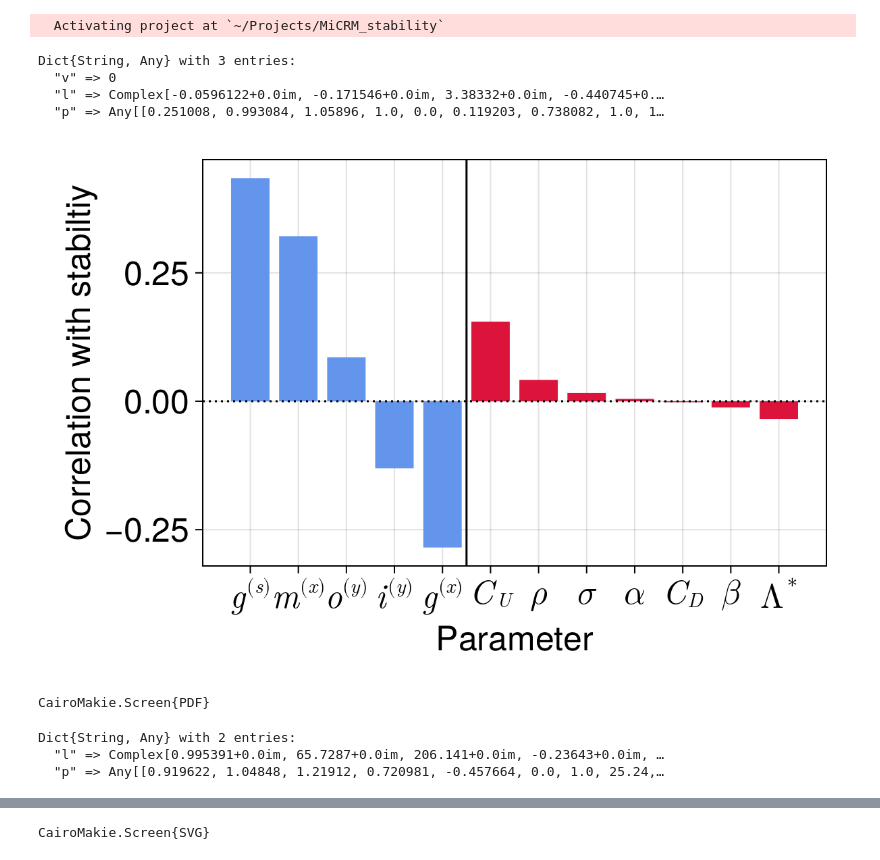
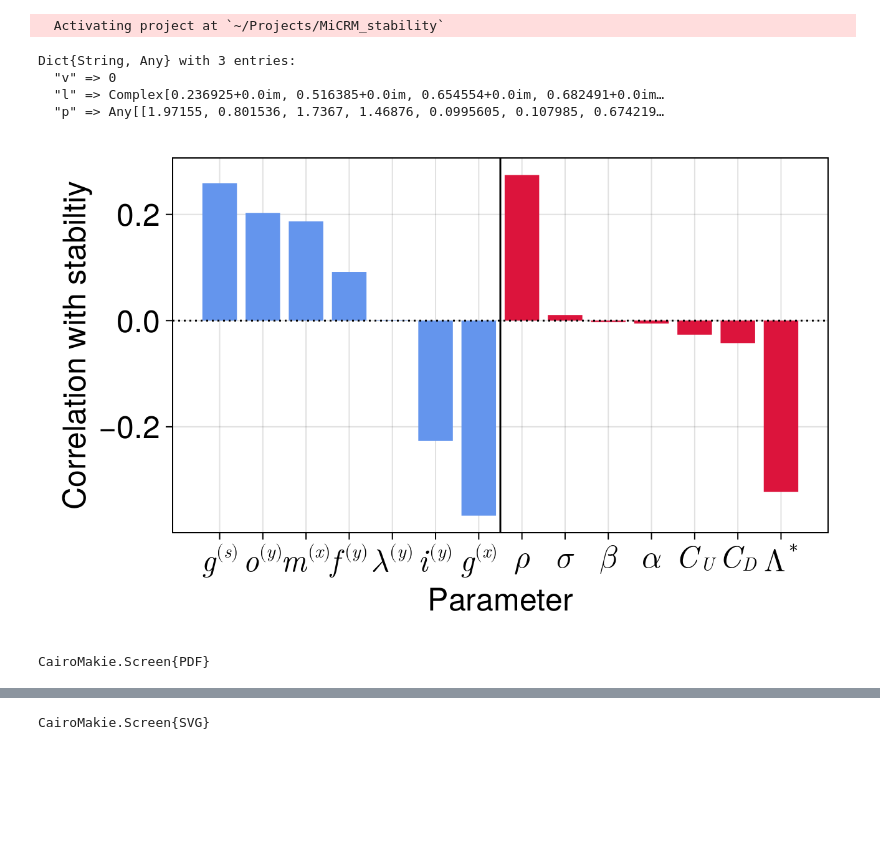
Before and after one commit to CleggTom/MiCRM_stability, a Jupyter notebook: Notebooks/Untitled1.ipynb, the cells around one changed output, grey strips where cells are left out. Drawn from its saved outputs; the diff is of its cells as text; code cells hidden in the pictures; blank space fills up the shorter version.

```diff
--- a/Notebooks/Untitled1.ipynb
+++ b/Notebooks/Untitled1.ipynb
@@ -24,7 +24,7 @@ names =  vcat(fe...,fs..., "Cu", "Cd", "s")
 
 # #latex names
 fe_L = [L"g^{(x)}",L"g^{(s)}",L"m^{(x)}",L"f^{(y)}",L"\lambda^{(y)}",L"i^{ (y)}",L"o^{(y)}"]
-fs_L = [L"\alpha",L"\beta",L"\Lambda^*",L"\rho",L"\tilde{\rho}",L"\sigma",L"\tilde{\sigma}",L"C_U", L"C_D"]
+fs_L = [L"\alpha",L"\beta",L"\Lambda^*",L"\rho",L"\tild Morena Baccarin - Deadpool e{\rho}",L"\sigma",L"\tilde{\sigma}",L"C_U", L"C_D"]
 
 # #concatanate
 names = string.(names)
@@ -32,77 +32,49 @@ names_L = vcat(fe_L,fs_L)
 
 # #filter parameters
 p_ind = collect(1:16)
-rm_ind = findall(names .∈ Ref(["γ","η","χ","ϕ","σ̃","ρ̃","λy","fy"]))
+rm_ind = findall(names .∈ Ref(["γ","η","χ","ϕ","σ̃","ρ̃"]))
 p_ind = filter(x -> x .∉ Ref(rm_ind), p_ind)
 
-# #filter name vectors
+# # #filter name vectors
 names = names[p_ind]
 names_L = names_L[p_ind]
 
-# #load
+# # #load
 res = load("../Results/data/new_sims/dynamic_stabiltiy.jld2")
 # %% [output]
 Dict{String, Any} with 3 entries:
   "v" => 0
-  "l" => Complex[-0.0596122+0.0im, -0.171546+0.0im, 3.38332+0.0im, -0.440745+0.…
-  "p" => Any[[0.251008, 0.993084, 1.05896, 1.0, 0.0, 0.119203, 0.738082, 1.0, 1…
+  "l" => Complex[0.236925+0.0im, 0.516385+0.0im, 0.654554+0.0im, 0.682491+0.0im…
+  "p" => Any[[1.97155, 0.801536, 1.7367, 1.46876, 0.0995605, 0.107985, 0.674219…
 # %%
 #get stability and correlate
 p_mat = hcat(res["p"]...)[p_ind,:]
 stab = [x.re < 0 for x = res["l"]]
 stability_cor = [cor(abs.(p), stab) for p = eachrow(p_mat)]
 
-#get color
+# #get color
 c = vcat(fill(:cornflowerblue, length(fe_L)), fill(:crimson, length(fs_L)))
 c = c[p_ind]
 
-#sort
+# # #sort
 # ind = sortperm((stability_cor),rev=true)
-ind = vcat(sortperm((stability_cor[1:5]),rev=true),5 .+ sortperm((stability_cor[6:end]),rev=true))
+ind = vcat(sortperm((stability_cor[1:7]),rev=true),7 .+ sortperm((stability_cor[8:end]),rev=true))
 
-f = Figure(size = (600,400))
+f = Figure(size = (650,400))
 ax = Axis(f[1,1], xticks = (1:length(names), names_L[ind]),
     xlabel = "Parameter", ylabel = "Correlation with stabiltiy",
     xticklabelsize = 25, yticklabelsize = 25,
     xlabelsize = 25, ylabelsize = 25)
 
 barplot!(ax, stability_cor[ind], color = c[ind])
 hlines!(ax, [0], linestyle = :dot, color = "black")
-vlines!(ax, [5.5], color = :black)
+vlines!(ax, [7.5], color = :black)
 
 f
 # %% [output]
-[figure, old version]
+[figure, new version]
 # %%
 save("../Results/Figures/stability_correlations.svg", f)
 save("../Results/Figures/stability_correlations.pdf", f)
 # %% [output]
 CairoMakie.Screen{PDF}
-# %%
-#get parameter names
-names =  vcat(fieldnames(MiCRM_stability.exponential_params)...,
-    fieldnames(MiCRM_stability.structural_params)...)
-
-#latex names
-fe_L = [L"g_x",L"g_s",L"m_x",L"f_y",L"\lambda_y",L"i_y",L"o_y"]
-fs_L = [L"\alpha",L"\beta",L"\Lambda",L"\rho",L"\tilde{\rho}",L"\sigma",L"\tilde{\sigma}",L"\gamma",L"\eta",L"\chi",L"\phi"]
-
-#concatanate
-names = string.(names)
-names_L = vcat(fe_L,fs_L)
-
-#filter parameters
-p_ind = collect(1:18)
-keep_ind = findall(names .∈ Ref(["fy","λy"]))
-p_ind = filter(x -> x .∈ Ref(keep_ind), p_ind)
-
-#filter name vectors
-names = names[p_ind]
-names_L = names_L[p_ind]
-
-#load
-res = load("../Results/data/new_sims/switching_stabiltiy.jld2")
-# %% [output]
-Dict{String, Any} with 2 entries:
-  "l" => Complex[0.995391+0.0im, 65.7287+0.0im, 206.141+0.0im, -0.23643+0.0im, …
-  "p" => Any[[0.919622, 1.04848, 1.21912, 0.720981, -0.457664, 0.0, 1.0, 25.24,…
```
Also changed, not shown: parts of 10 cells of this notebook, 12 other files.
